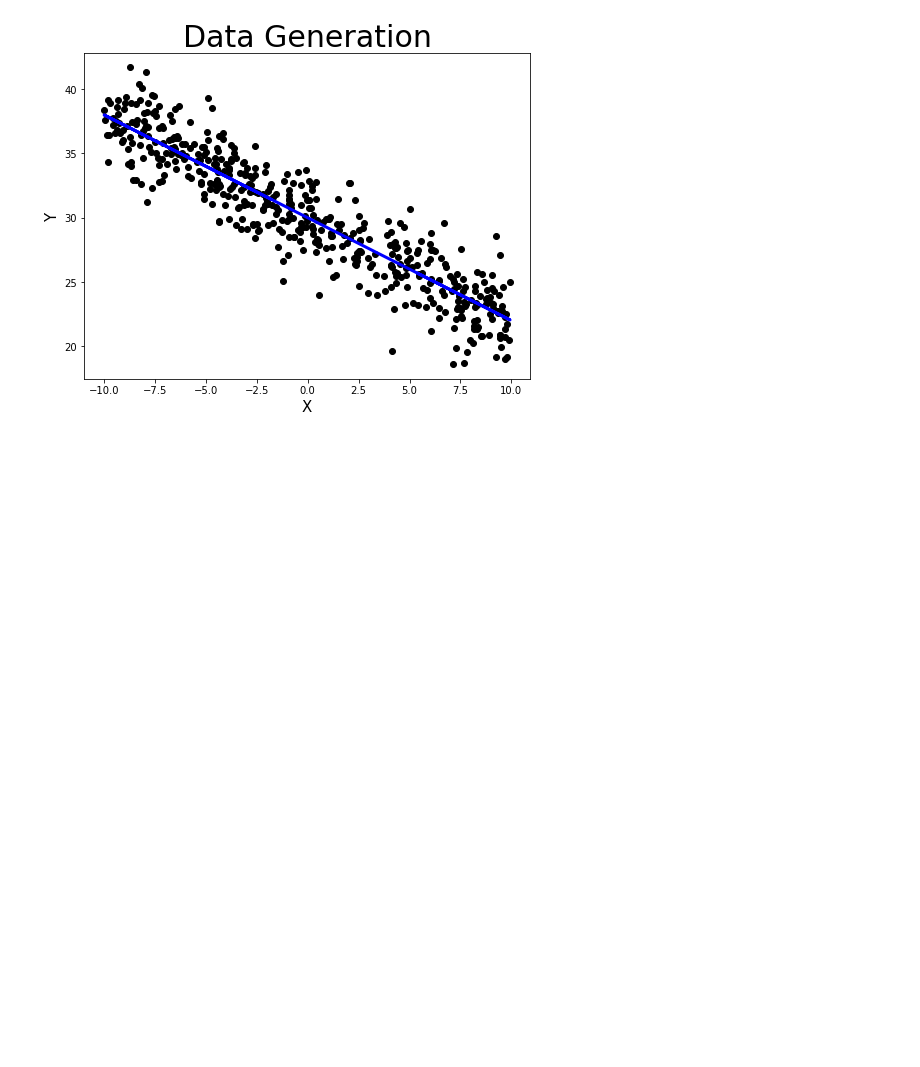
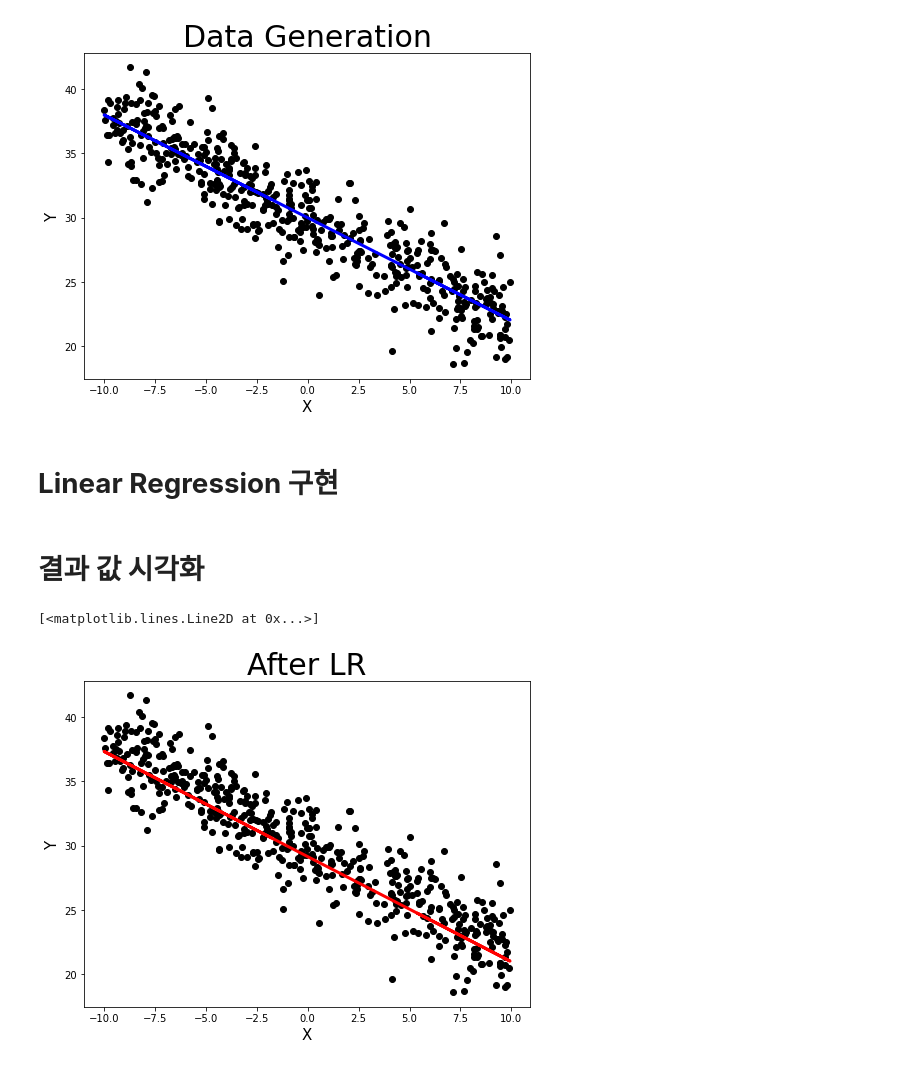
Before and after one commit to thdgmltjd123/MLProject, a Jupyter notebook: 20150711_Assignment01.ipynb, the cells around one changed output. Saved outputs shown, nothing was run; the diff lists cells and outputs as text; code cells hidden in the pictures; blank space fills up the shorter version.

Commit message:
Assignment01_After LR fitting line(output)

```diff
--- a/20150711_Assignment01.ipynb
+++ b/20150711_Assignment01.ipynb
@@ -27,3 +27,42 @@ plt.scatter(x,y,c = "black")
 # %% [output]
 <matplotlib.collections.PathCollection at 0x...>
 [figure]
+# %% [markdown]
+# **Linear Regression 구현**
+# %%
+
+#initialize theta
+np.random.seed(200)
+theta0 = float(np.random.rand(1) + np.random.randint(-100,100))
+theta1 = float(np.random.rand(1) + np.random.randint(-5,5))
+
+theta0_val = []
+theta1_val = []
+energy_val = []
+
+alpha = 0.01
+
+epochs = 500
+
+for epoch in range(epochs):
+    hx = theta0 + theta1*x
+    energy = np.sum((hx-y)**2) / 2*500
+    theta0_val.append(theta0)
+    theta1_val.append(theta1)
+    energy_val.append(energy)
+    gra_theta0 = np.sum((hx-y)) / 500
+    gra_theta1 = np.sum((hx-y)*x) / 500
+    theta0 -= alpha * gra_theta0
+    theta1 -= alpha * gra_theta1
+# %% [markdown]
+# **결과 값 시각화**
+# %%
+plt.figure(figsize = (8,6))
+plt.title("After LR",fontsize = 30)
+plt.xlabel("X",fontsize = 15)
+plt.ylabel("Y",fontsize = 15)
+plt.scatter(x,y, color = "black")
+plt.plot(x,hx,linewidth = 3,c = "red")
+# %% [output]
+[<matplotlib.lines.Line2D at 0x...>]
+[figure, added]
```
